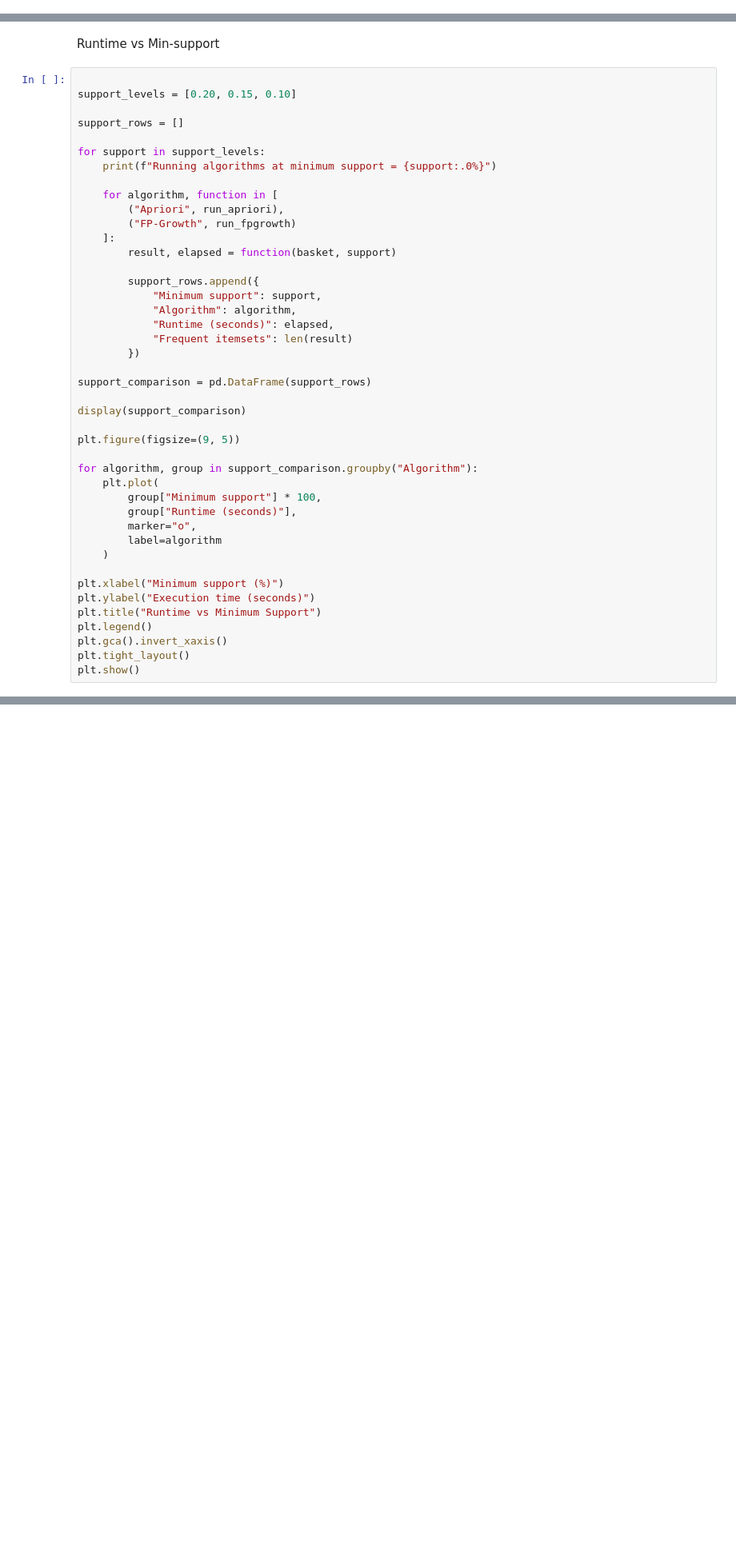
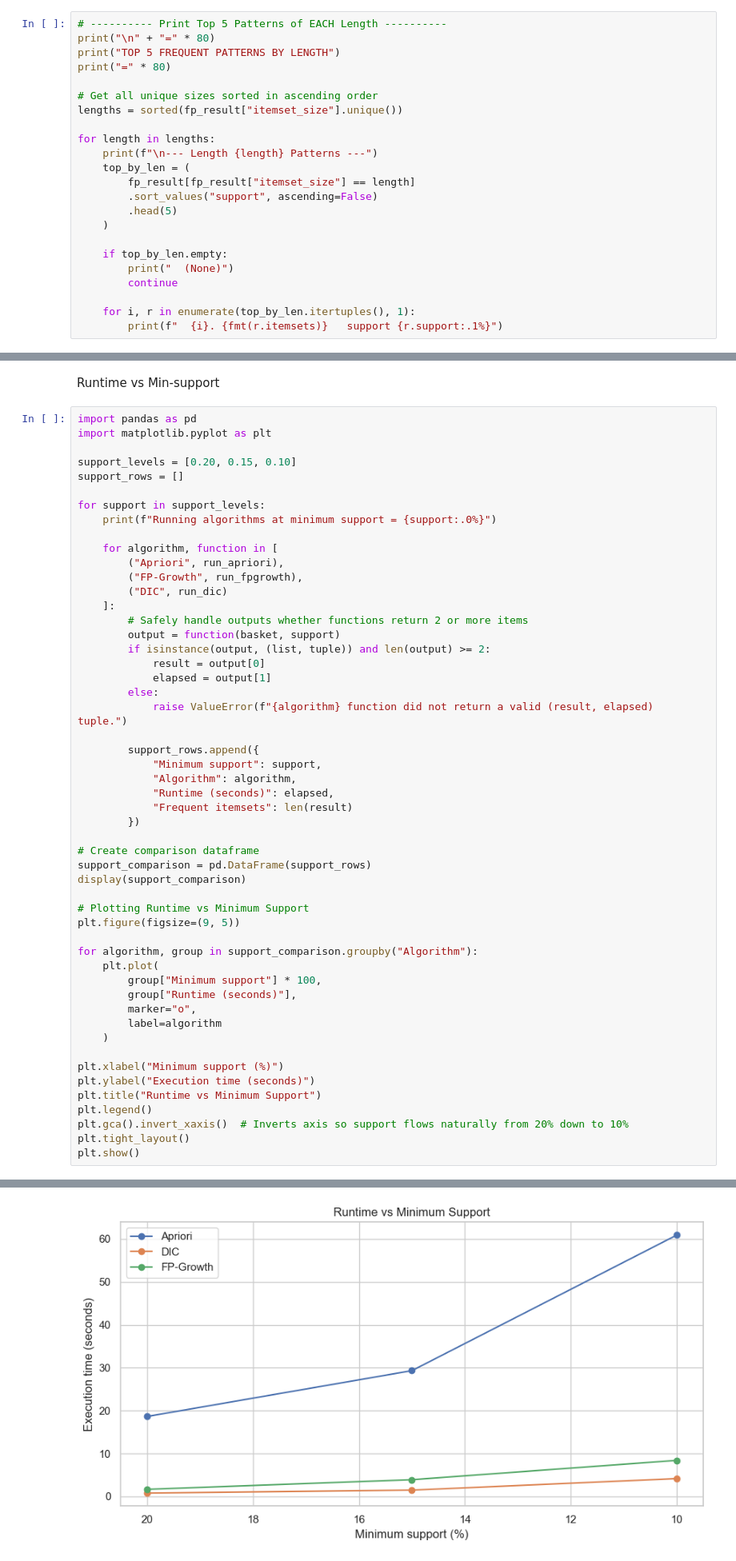
Before and after one commit to ghadiadeepali/Road_Accident_Pattern_Mining_and_Severity-Analysis, a Jupyter notebook: code.ipynb, the cells around one changed output, grey strips where cells are left out. Shown at 80% size. Cells and saved outputs as stored; diff of their text form; blank space fills up the shorter version.

```diff
--- a/code.ipynb
+++ b/code.ipynb
@@ -1216,0 +1660,23 @@ FP Growth results saved!
+# %%
+# ---------- Print Top 5 Patterns of EACH Length ----------
+print("\n" + "=" * 80)
+print("TOP 5 FREQUENT PATTERNS BY LENGTH")
+print("=" * 80)
+
+# Get all unique sizes sorted in ascending order
+lengths = sorted(fp_result["itemset_size"].unique())
+
+for length in lengths:
+    print(f"\n--- Length {length} Patterns ---")
+    top_by_len = (
+        fp_result[fp_result["itemset_size"] == length]
+        .sort_values("support", ascending=False)
+        .head(5)
+    )
+
+    if top_by_len.empty:
+        print("  (None)")
+        continue
+
+    for i, r in enumerate(top_by_len.itertuples(), 1):
+        print(f"  {i}. {fmt(r.itemsets)}   support {r.support:.1%}")
@@ -1567,9 +2166,10 @@ else:
 # %% [markdown]
 Runtime vs Min-support
 # %%
+import pandas as pd
+import matplotlib.pyplot as plt
 
 support_levels = [0.20, 0.15, 0.10]
-
 support_rows = []
 
 for support in support_levels:
@@ -1577,9 +2177,16 @@ for support in support_levels:
 
     for algorithm, function in [
         ("Apriori", run_apriori),
-        ("FP-Growth", run_fpgrowth)
+        ("FP-Growth", run_fpgrowth),
+        ("DIC", run_dic)
     ]:
-        result, elapsed = function(basket, support)
+        # Safely handle outputs whether functions return 2 or more items
+        output = function(basket, support)
+        if isinstance(output, (list, tuple)) and len(output) >= 2:
+            result = output[0]
+            elapsed = output[1]
+        else:
+            raise ValueError(f"{algorithm} function did not return a valid (result, elapsed) tuple.")
 
         support_rows.append({
             "Minimum support": support,
@@ -1588,10 +2195,11 @@ for support in support_levels:
             "Frequent itemsets": len(result)
         })
 
+# Create comparison dataframe
 support_comparison = pd.DataFrame(support_rows)
-
 display(support_comparison)
 
+# Plotting Runtime vs Minimum Support
 plt.figure(figsize=(9, 5))
 
 for algorithm, group in support_comparison.groupby("Algorithm"):
@@ -1606,6 +2214,7 @@ plt.xlabel("Minimum support (%)")
 plt.ylabel("Execution time (seconds)")
 plt.title("Runtime vs Minimum Support")
 plt.legend()
-plt.gca().invert_xaxis()
+plt.gca().invert_xaxis()  # Inverts axis so support flows naturally from 20% down to 10%
 plt.tight_layout()
 plt.show()
+# %% [output]
@@ -1612,3 +2234,4 @@ plt.show()
+[figure, added]
 # %%
 
 fastest = comparison_df.loc[
```
Also changed, not shown: parts of 42 cells of this notebook.
